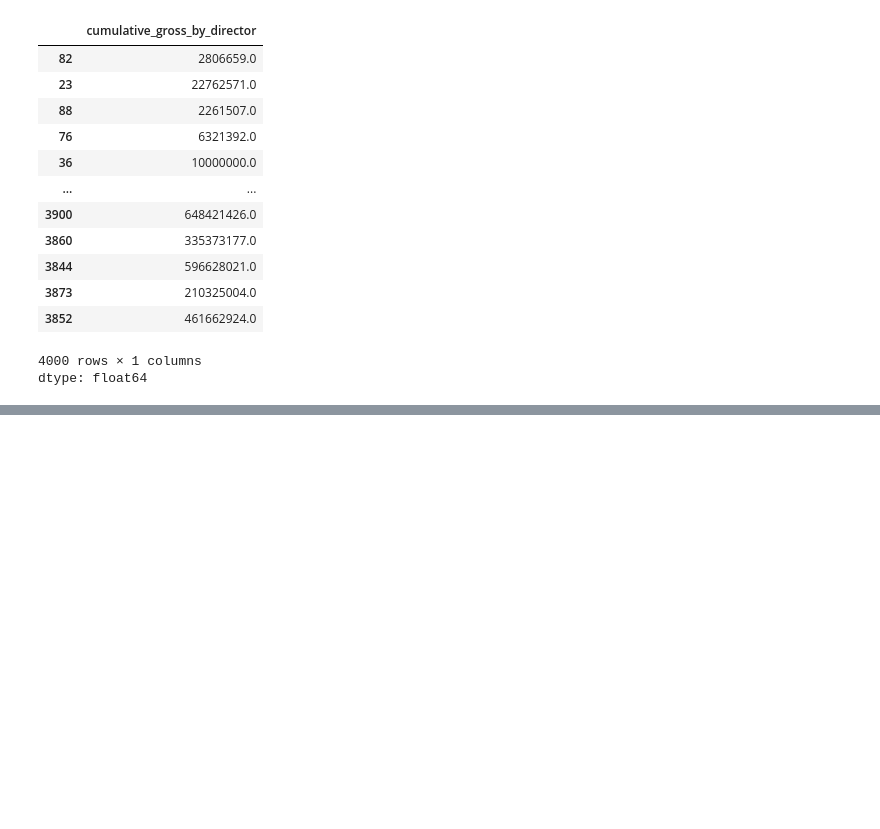
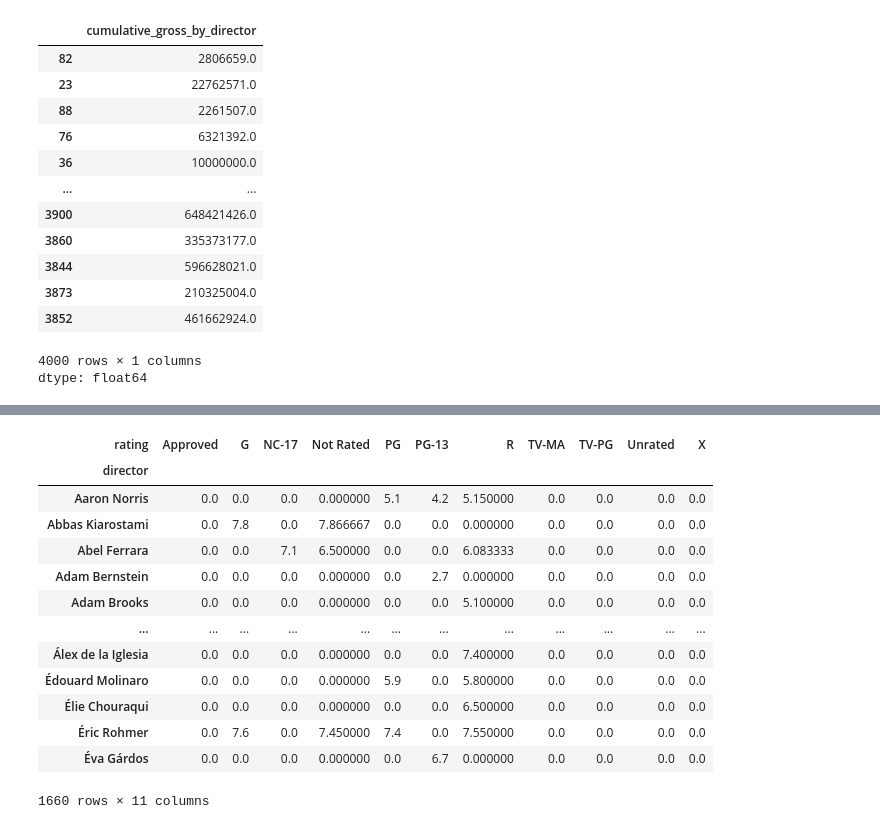
Before and after one commit to Divyanshucode93/GoogleColabsPractice, a Jupyter notebook: movies_Practise.ipynb, the cells around one changed output, grey strips where cells are left out. Cells and saved outputs as stored; diff of their text form; code cells hidden in the pictures; blank space fills up the shorter version.

```diff
--- a/movies_Practise.ipynb
+++ b/movies_Practise.ipynb
@@ -724,0 +802,10 @@ pivot_gross = df.pivot_table(index='genre', columns='year', values='gross', aggf
+# %%
+# 46. The apply logic (Multi-column): Create a new column is_legendary. A movie is legendary (True/False) if its score is higher than 8.5 AND it has more than 500,000 votes.
+def legend(row):
+  if(row['score']>8.5) and (row['votes']>50000):
+    return True
+  else:
+    return False
+
+df['is_legendary'] = df.apply(legend, axis=1)
+df['is_legendary']
@@ -724,0 +827,5 @@ pivot_gross = df.pivot_table(index='genre', columns='year', values='gross', aggf
+# %%
+# 47. Date Extractions: From your release_date column, create two new columns: month_name (e.g., January, February) and day_name (e.g., Monday, Tuesday).
+df['month_name'] = df['release_date'].dt.month_name()
+df['day_name'] = df['release_date'].dt.day_name()
+df[['release_date','month_name','day_name']]
@@ -724,0 +846,18 @@ pivot_gross = df.pivot_table(index='genre', columns='year', values='gross', aggf
+# %%
+# 48. Expert Pivot: Create a pivot table showing the average score for each director (index) across different ratings (columns). Fill missing values with 0.
+df.pivot_table(index='director', columns='rating', values='score', aggfunc='mean', fill_value=0)
+# %% [output]
+| rating | Approved | G | NC-17 | Not Rated | PG | PG-13 | R | TV-MA | TV-PG | Unrated | X |
+| director |  |  |  |  |  |  |  |  |  |  |  |
+| Aaron Norris | 0.0 | 0.0 | 0.0 | 0.000000 | 5.1 | 4.2 | 5.150000 | 0.0 | 0.0 | 0.0 | 0.0 |
+| Abbas Kiarostami | 0.0 | 7.8 | 0.0 | 7.866667 | 0.0 | 0.0 | 0.000000 | 0.0 | 0.0 | 0.0 | 0.0 |
+| Abel Ferrara | 0.0 | 0.0 | 7.1 | 6.500000 | 0.0 | 0.0 | 6.083333 | 0.0 | 0.0 | 0.0 | 0.0 |
+| Adam Bernstein | 0.0 | 0.0 | 0.0 | 0.000000 | 0.0 | 2.7 | 0.000000 | 0.0 | 0.0 | 0.0 | 0.0 |
+| Adam Brooks | 0.0 | 0.0 | 0.0 | 0.000000 | 0.0 | 0.0 | 5.100000 | 0.0 | 0.0 | 0.0 | 0.0 |
+| ... | ... | ... | ... | ... | ... | ... | ... | ... | ... | ... | ... |
+| Álex de la Iglesia | 0.0 | 0.0 | 0.0 | 0.000000 | 0.0 | 0.0 | 7.400000 | 0.0 | 0.0 | 0.0 | 0.0 |
+| Édouard Molinaro | 0.0 | 0.0 | 0.0 | 0.000000 | 5.9 | 0.0 | 5.800000 | 0.0 | 0.0 | 0.0 | 0.0 |
+| Élie Chouraqui | 0.0 | 0.0 | 0.0 | 0.000000 | 0.0 | 0.0 | 6.500000 | 0.0 | 0.0 | 0.0 | 0.0 |
+| Éric Rohmer | 0.0 | 7.6 | 0.0 | 7.450000 | 7.4 | 0.0 | 7.550000 | 0.0 | 0.0 | 0.0 | 0.0 |
+| Éva Gárdos | 0.0 | 0.0 | 0.0 | 0.000000 | 0.0 | 6.7 | 0.000000 | 0.0 | 0.0 | 0.0 | 0.0 |
+1660 rows × 11 columns
```
Also changed, not shown: parts of 10 cells of this notebook.
